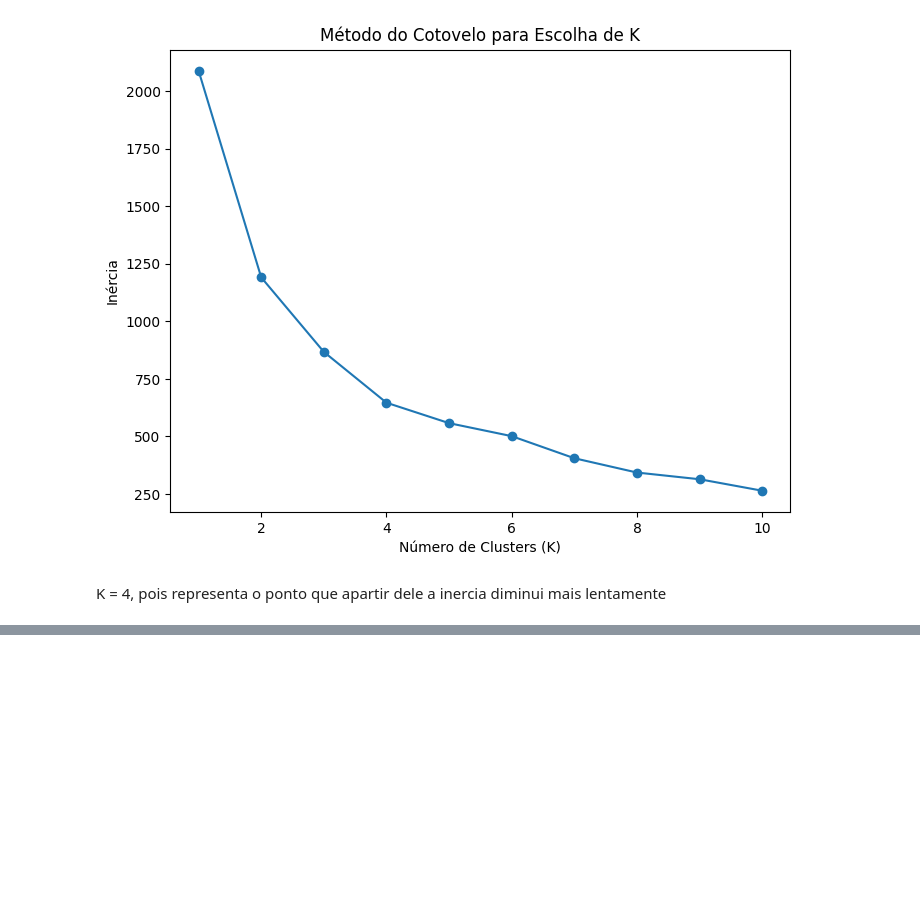
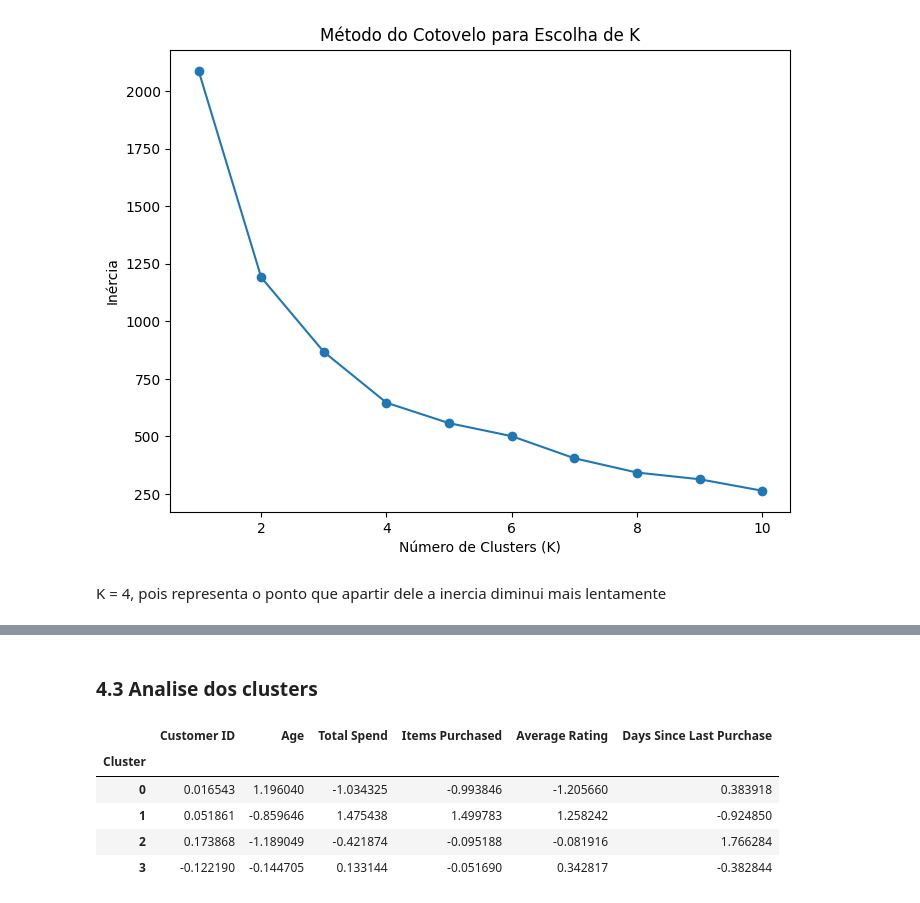
Before and after one commit to HammadN98/Segmentacao_de_Clientes_para_E-commerce, a Jupyter notebook: notebooks/E_commerce_behavior.ipynb, the cells around one changed output, grey strips where cells are left out. Drawn from its saved outputs; the diff is of its cells as text; code cells hidden in the pictures; blank space fills up the shorter version.

```diff
--- a/notebooks/E_commerce_behavior.ipynb
+++ b/notebooks/E_commerce_behavior.ipynb
@@ -163,0 +190,13 @@ K = 4, pois representa o ponto que apartir dele a inercia diminui mais lentament
+# %% [markdown]
+### 4.3 Analise dos clusters
+# %%
+# Estatísticas descritivas por cluster
+cluster_summary = dados.groupby('Cluster')[num_columns].mean()
+display(cluster_summary)
+# %% [output]
+|  | Customer ID | Age | Total Spend | Items Purchased | Average Rating | Days Since Last Purchase |
+| Cluster |  |  |  |  |  |  |
+| 0 | 0.016543 | 1.196040 | -1.034325 | -0.993846 | -1.205660 | 0.383918 |
+| 1 | 0.051861 | -0.859646 | 1.475438 | 1.499783 | 1.258242 | -0.924850 |
+| 2 | 0.173868 | -1.189049 | -0.421874 | -0.095188 | -0.081916 | 1.766284 |
+| 3 | -0.122190 | -0.144705 | 0.133144 | -0.051690 | 0.342817 | -0.382844 |
```
Also changed, not shown: parts of 6 cells of this notebook.
